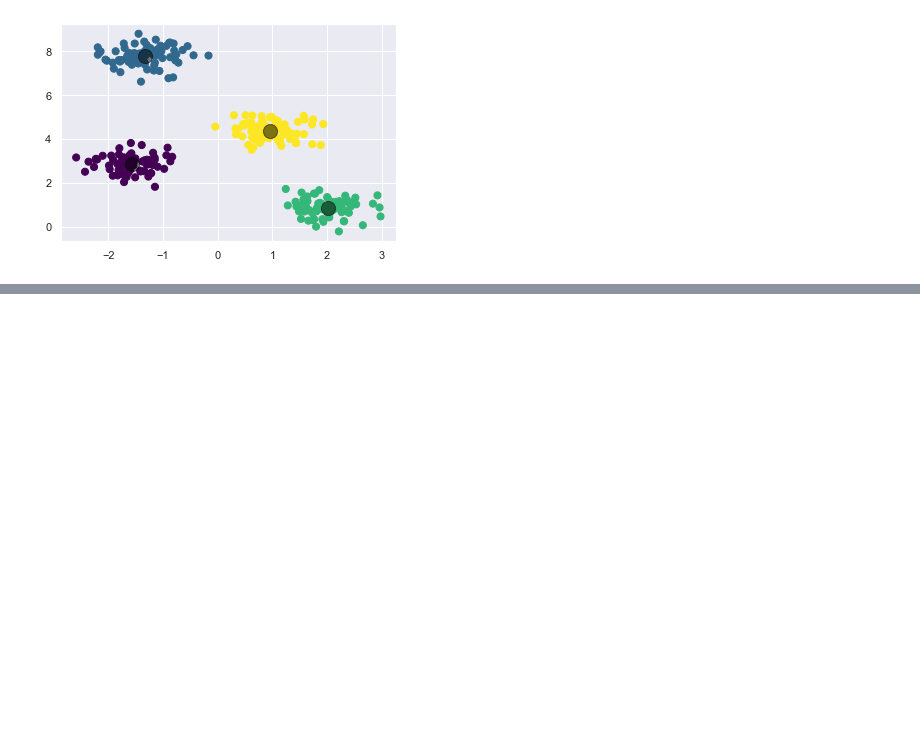
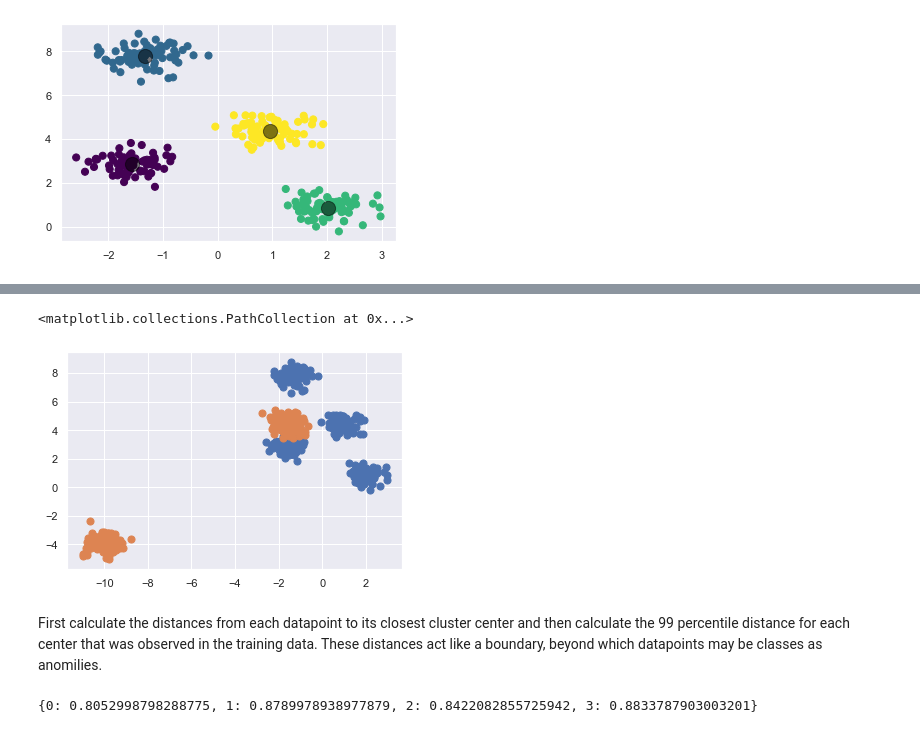
Before and after one commit to lhutton1/harvard-tiny-ml-course, a Jupyter notebook: applications/k-means-clustering-for-anomaly-detection.ipynb, the cells around one changed output, grey strips where cells are left out. Drawn from its saved outputs; the diff is of its cells as text; code cells hidden in the pictures; blank space fills up the shorter version.

Commit message:
add remainder of kmeans notebook

```diff
--- a/applications/k-means-clustering-for-anomaly-detection.ipynb
+++ b/applications/k-means-clustering-for-anomaly-detection.ipynb
@@ -40,0 +45,29 @@ plt.scatter(centers[:, 0], centers[:, 1], c='black', s=200, alpha=0.5)
+# %%
+x_anomaly, y_anomaly_true = make_blobs(n_samples=300,
+                                       centers=2,
+                                       cluster_std=0.4,
+                                       random_state=1)
+plt.scatter(x_train[:, 0], x_train[:, 1], s=50)
+plt.scatter(x_anomaly[:, 0], x_anomaly[:, 1], s=50)
+# %% [output]
+<matplotlib.collections.PathCollection at 0x...>
+[figure, added]
+# %% [markdown]
+First calculate the distances from each datapoint to its closest cluster center and then calculate the 99 percentile distance for each center that was observed in the training data. These distances act like a boundary, beyond which datapoints may be classes as anomilies.
+# %%
+percentile_threshold = 90
+
+train_distances = kmeans.transform(x_train)
+center_distances = {k: [] for k in range(num_centroids)}
+for i in range(len(y_kmeans)):
+    min_distance = train_distances[i][y_kmeans[i]]
+    center_distances[y_kmeans[i]].append(min_distance)
+
+percentile_distances = {
+    k: np.percentile(
+        center_distances[k],
+        percentile_threshold) for k in center_distances.keys()}
+
+print(percentile_distances)
+# %% [output]
+{0: 0.8052998798288775, 1: 0.8789978938977879, 2: 0.8422082855725942, 3: 0.8833787903003201}
```
Also changed, not shown: parts of 21 cells of this notebook.
